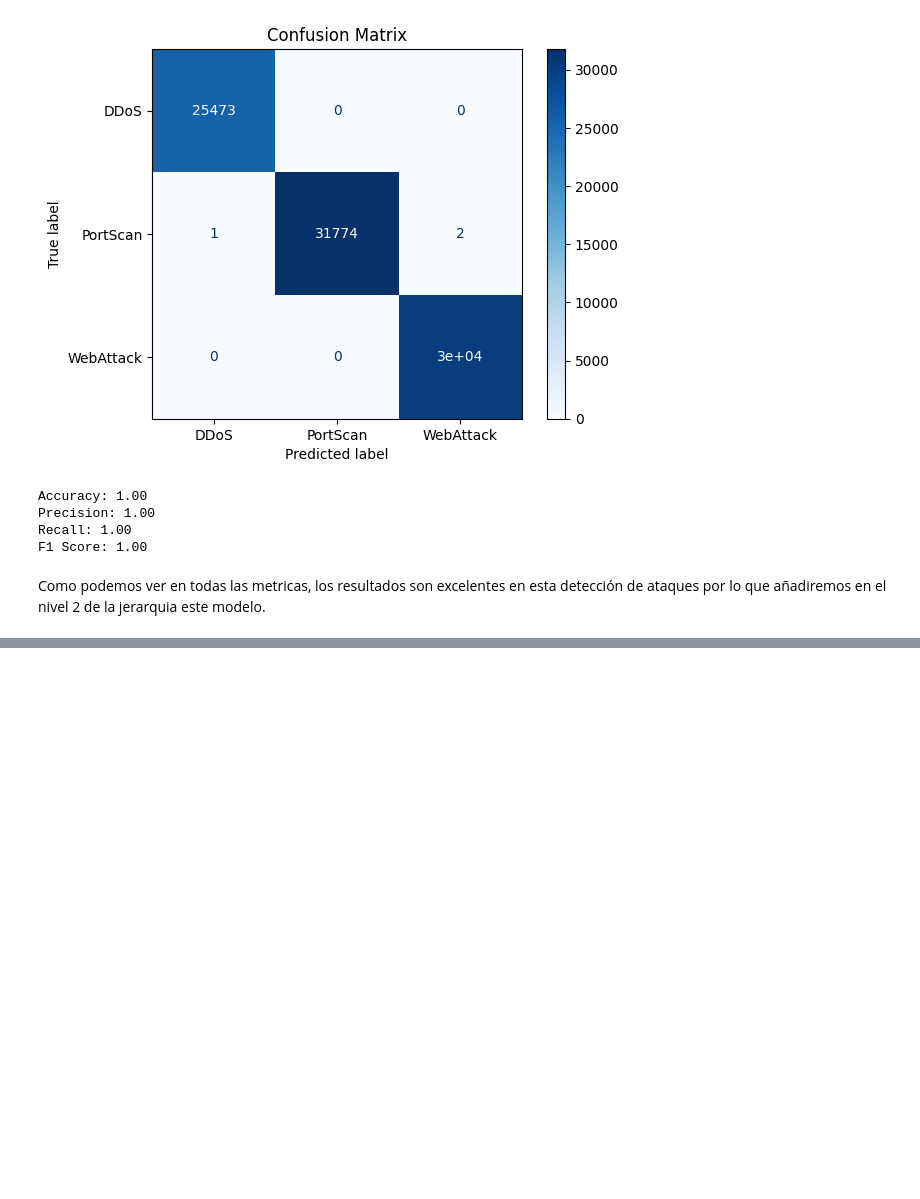
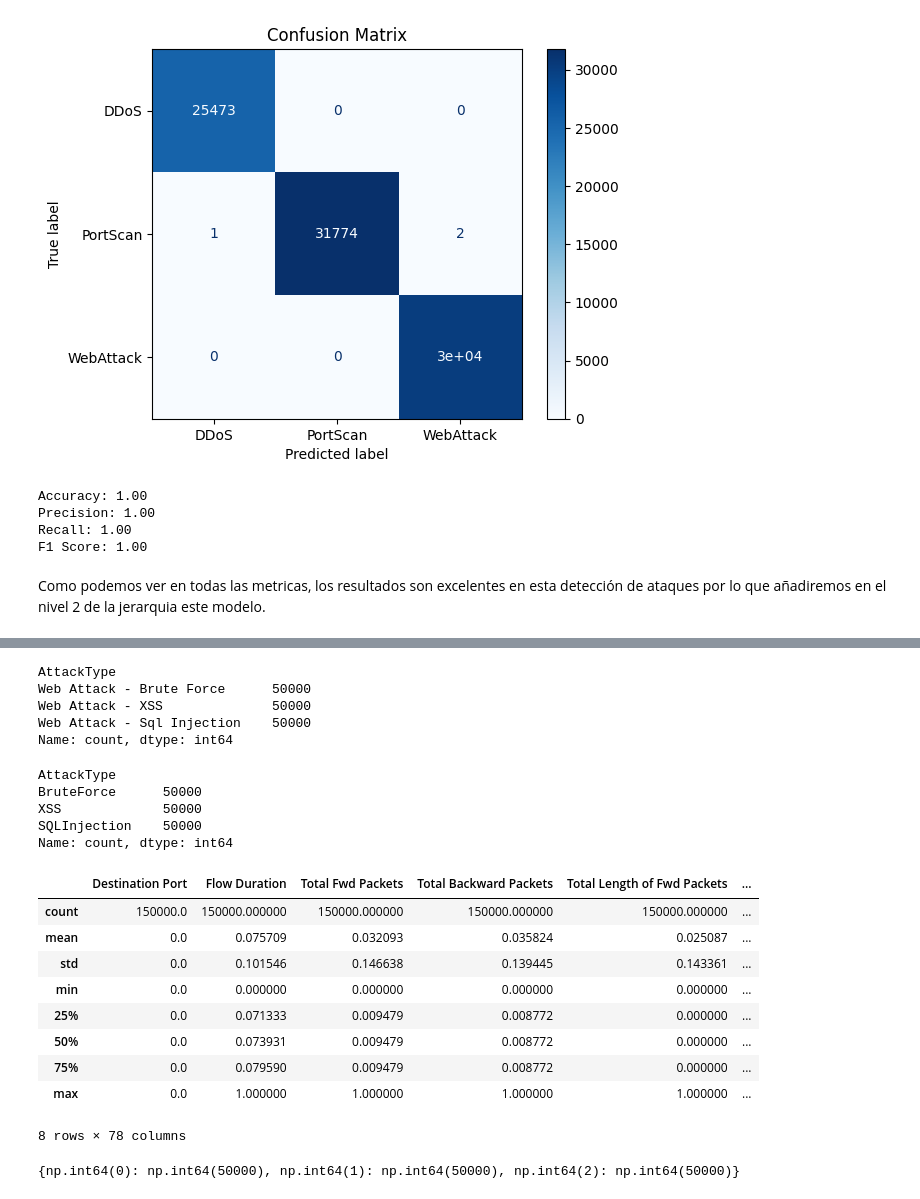
Before and after one commit to nicollorens12/SentinelX, a Jupyter notebook: Servidor/Dev/HierarchyClassificator.ipynb, the cells around one changed output, grey strips where cells are left out. Saved outputs shown, nothing was run; the diff lists cells and outputs as text; code cells hidden in the pictures; blank space fills up the shorter version.

```diff
--- a/Servidor/Dev/HierarchyClassificator.ipynb
+++ b/Servidor/Dev/HierarchyClassificator.ipynb
@@ -306,0 +313,61 @@ Como podemos ver en todas las metricas, los resultados son excelentes en esta de
+# %%
+X_3 = X_2[(y != 'PortScan') & (y != 'DDoS')]
+y_3 = y_2[(y != 'PortScan') & (y != 'DDoS')]
+
+target_classes = {
+    "Web Attack - Brute Force": 50000,
+    "Web Attack - XSS": 50000,
+    "Web Attack - Sql Injection": 50000
+}
+
+smote = SMOTE(sampling_strategy=target_classes, random_state=42)
+X_resampled, y_resampled = smote.fit_resample(X_3, y_3)
+
+print(y_resampled.value_counts())
+# %% [output]
+AttackType
+Web Attack - Brute Force      50000
+Web Attack - XSS              50000
+Web Attack - Sql Injection    50000
+Name: count, dtype: int64
+# %%
+# Reemplazar las etiquetas de las clases Web Attack con una sola clase "WebAttack"
+y_resampled = y_resampled.replace({
+    "Web Attack - Brute Force": "BruteForce",
+    "Web Attack - XSS": "XSS",
+    "Web Attack - Sql Injection": "SQLInjection"
+})
+
+# Verificar los conteos para asegurarse del cambio
+print(y_resampled.value_counts())
+# %% [output]
+AttackType
+BruteForce      50000
+XSS             50000
+SQLInjection    50000
+Name: count, dtype: int64
+# %%
+scaler = MinMaxScaler()
+X_resampled_scaled = scaler.fit_transform(X_resampled)
+
+X_resampled_scaled = pd.DataFrame(X_resampled_scaled, columns=X_resampled.columns)
+
+X_resampled_scaled.describe()
+# %% [output]
+|  | Destination Port | Flow Duration | Total Fwd Packets | Total Backward Packets | Total Length of Fwd Packets | ... |
+| count | 150000.0 | 150000.000000 | 150000.000000 | 150000.000000 | 150000.000000 | ... |
+| mean | 0.0 | 0.075709 | 0.032093 | 0.035824 | 0.025087 | ... |
+| std | 0.0 | 0.101546 | 0.146638 | 0.139445 | 0.143361 | ... |
+| min | 0.0 | 0.000000 | 0.000000 | 0.000000 | 0.000000 | ... |
+| 25% | 0.0 | 0.071333 | 0.009479 | 0.008772 | 0.000000 | ... |
+| 50% | 0.0 | 0.073931 | 0.009479 | 0.008772 | 0.000000 | ... |
+| 75% | 0.0 | 0.079590 | 0.009479 | 0.008772 | 0.000000 | ... |
+| max | 0.0 | 1.000000 | 1.000000 | 1.000000 | 1.000000 | ... |
+8 rows × 78 columns
+# %%
+label_encoder = LabelEncoder()
+y_resampled_encoded = label_encoder.fit_transform(y_resampled)
+unique, counts = np.unique(y_resampled_encoded, return_counts=True)
+print(dict(zip(unique, counts)))
+# %% [output]
+{np.int64(0): np.int64(50000), np.int64(1): np.int64(50000), np.int64(2): np.int64(50000)}
```
Also changed, not shown: parts of 7 cells of this notebook, 2 other files.
